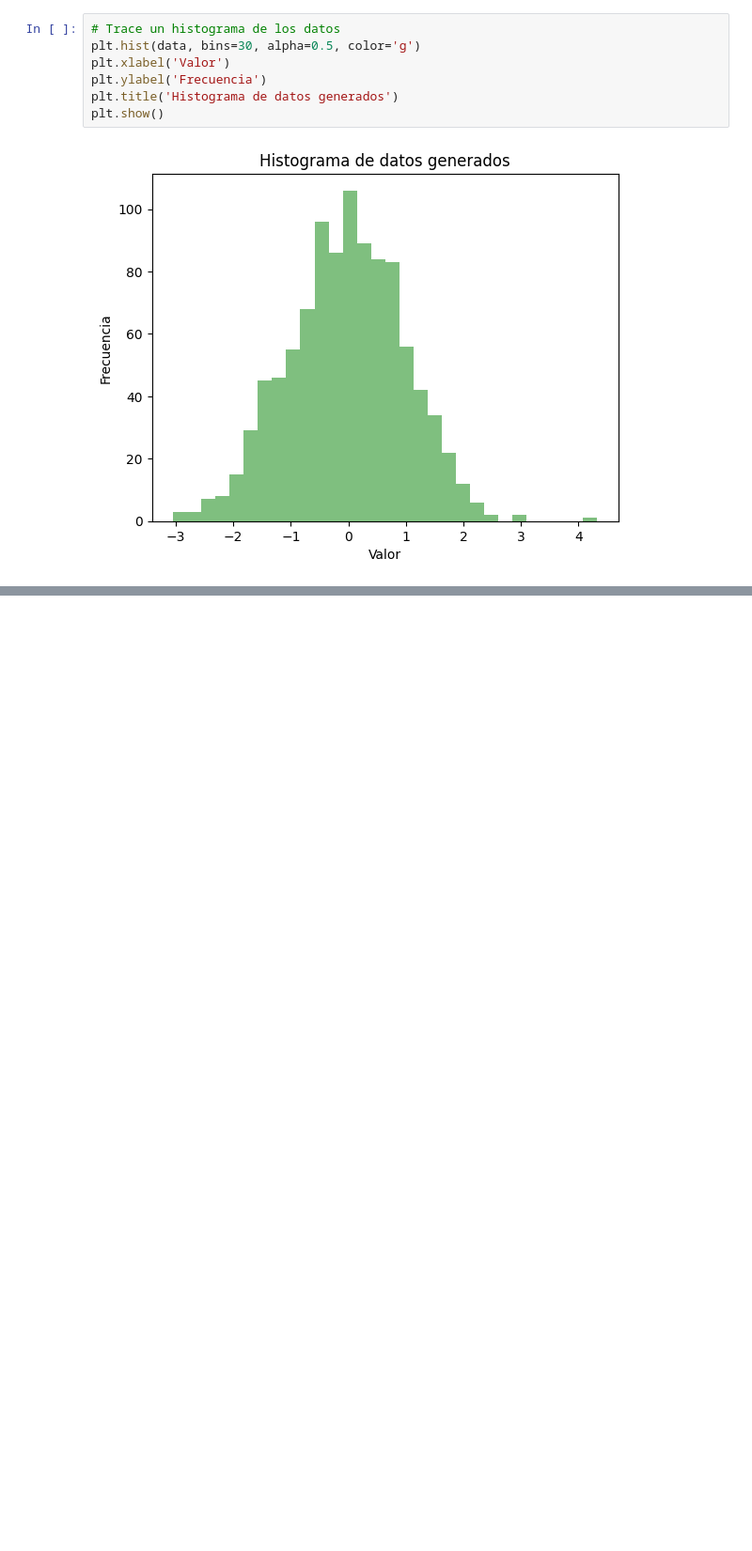
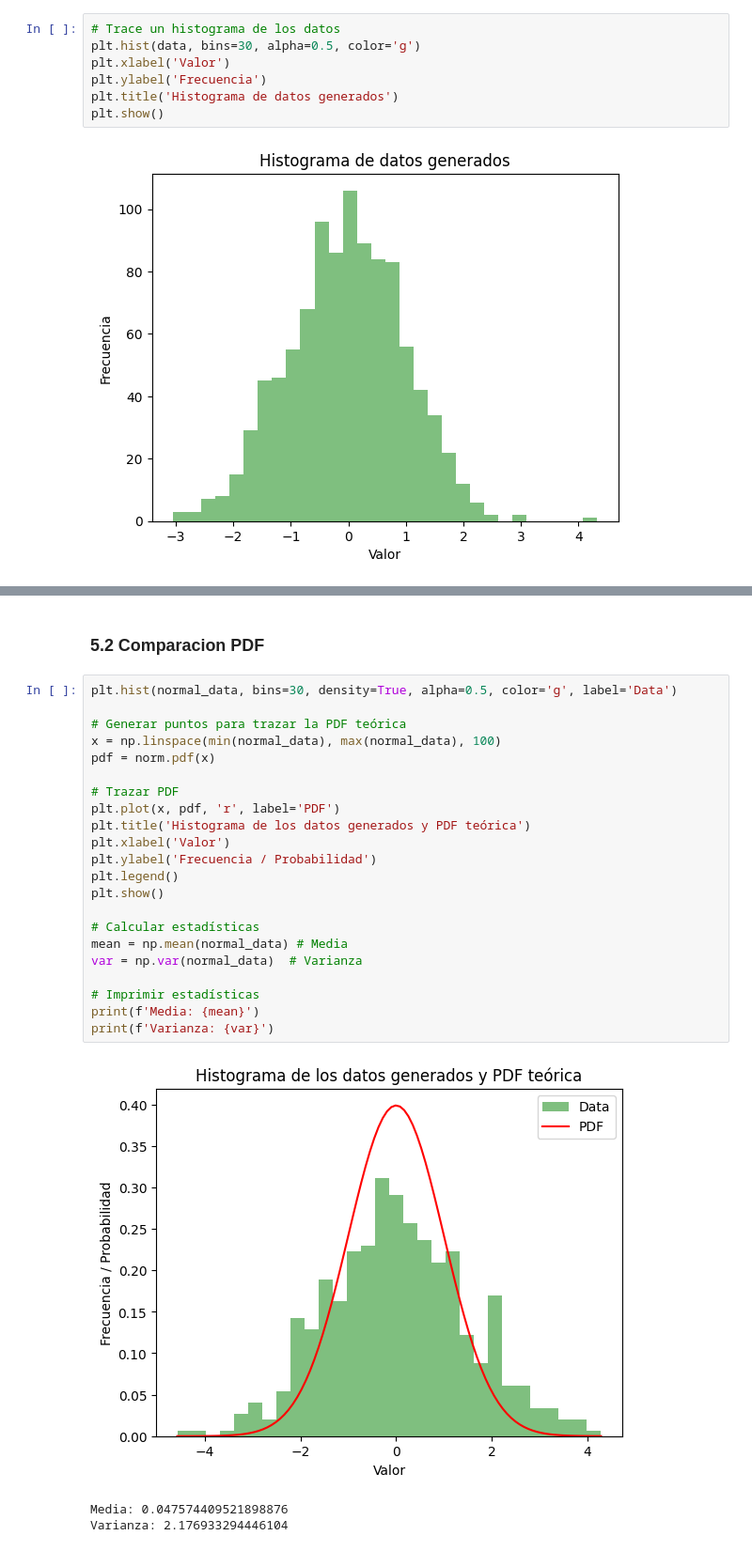
Before and after one commit to Jack200133/LAB1-MoDSiM, a Jupyter notebook: lab1.ipynb, the cells around one changed output, grey strips where cells are left out. Shown: that part at 94% size. Saved outputs shown, nothing was run; the diff lists cells and outputs as text; blank space fills up the shorter version.

```diff
--- a/lab1.ipynb
+++ b/lab1.ipynb
@@ -54,0 +198,28 @@ La asimetria de los datos es de -0.012772851578303136, igual bastante cercana a
+# %% [markdown]
+### 5.2 Comparacion PDF
+# %%
+plt.hist(normal_data, bins=30, density=True, alpha=0.5, color='g', label='Data')
+
+# Generar puntos para trazar la PDF teórica
+x = np.linspace(min(normal_data), max(normal_data), 100)
+pdf = norm.pdf(x)
+
+# Trazar PDF
+plt.plot(x, pdf, 'r', label='PDF')
+plt.title('Histograma de los datos generados y PDF teórica')
+plt.xlabel('Valor')
+plt.ylabel('Frecuencia / Probabilidad')
+plt.legend()
+plt.show()
+
+# Calcular estadísticas
+mean = np.mean(normal_data) # Media
+var = np.var(normal_data)  # Varianza
+
+# Imprimir estadísticas
+print(f'Media: {mean}')
+print(f'Varianza: {var}')
+# %% [output]
+[figure, added]
+Media: 0.047574409521898876
+Varianza: 2.176933294446104
```
Also changed, not shown: parts of 22 cells of this notebook.
